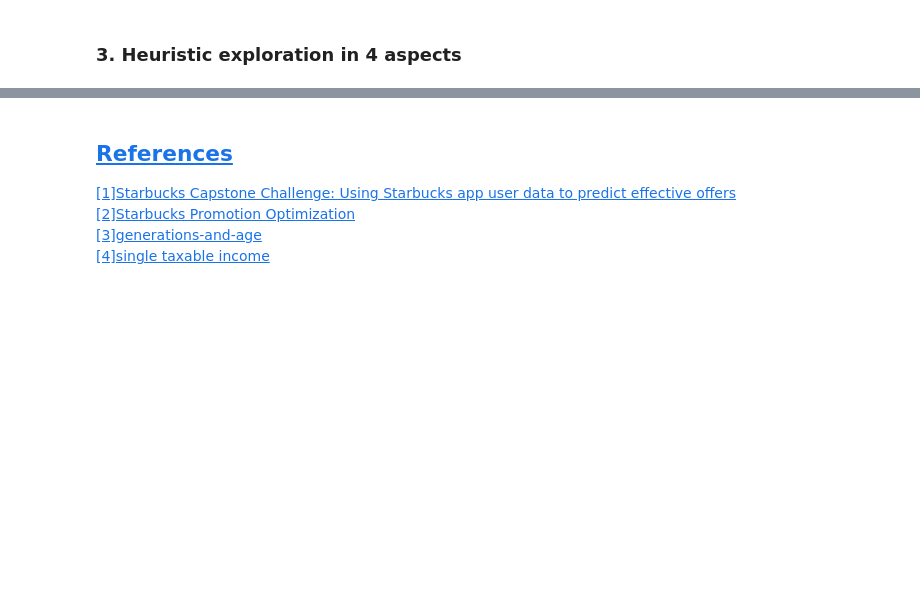
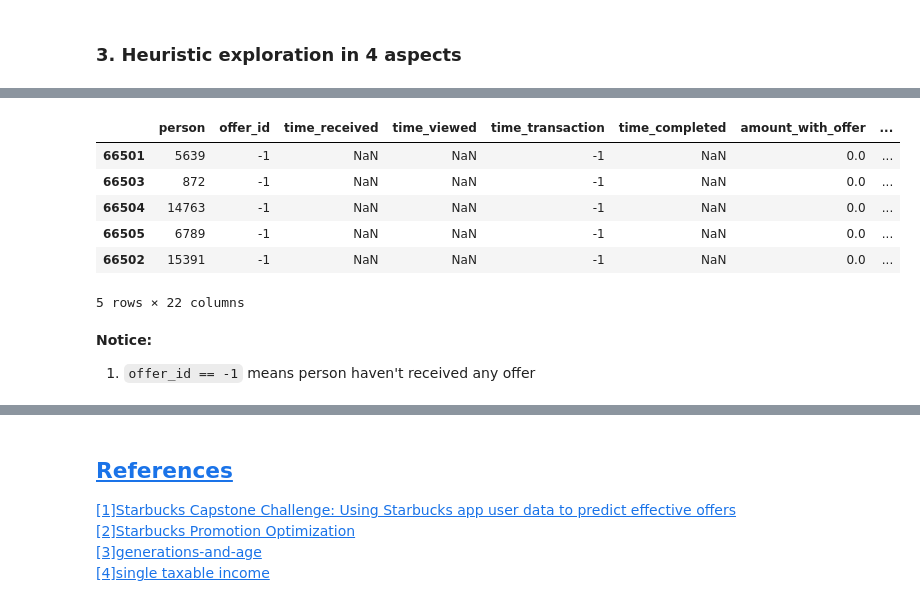
Before and after one commit to DaiDuncan/Udacity_DSND_proj4_StarbucksPromotion, a Jupyter notebook: 2_heuristic_exploration.ipynb, the cells around one changed output, grey strips where cells are left out. Drawn from its saved outputs; the diff is of its cells as text; code cells hidden in the pictures; blank space fills up the shorter version.

```diff
--- a/2_heuristic_exploration.ipynb
+++ b/2_heuristic_exploration.ipynb
@@ -479,0 +602,15 @@ b = target_dataset.loc[ser[a].index]
+# %%
+# the whole group of offer not received
+is_none_offer = (summary_dataset.offer_id == '-1')
+summary_dataset[is_none_offer]
+# %% [output]
+|  | person | offer_id | time_received | time_viewed | time_transaction | time_completed | amount_with_offer | ... |
+| 66501 | 5639 | -1 | NaN | NaN | -1 | NaN | 0.0 | ... |
+| 66503 | 872 | -1 | NaN | NaN | -1 | NaN | 0.0 | ... |
+| 66504 | 14763 | -1 | NaN | NaN | -1 | NaN | 0.0 | ... |
+| 66505 | 6789 | -1 | NaN | NaN | -1 | NaN | 0.0 | ... |
+| 66502 | 15391 | -1 | NaN | NaN | -1 | NaN | 0.0 | ... |
+5 rows × 22 columns
+# %% [markdown]
+**Notice:**
+1. `offer_id == -1` means person haven't received any offer
```
Also changed, not shown: parts of 47 cells of this notebook, 1 other file.
